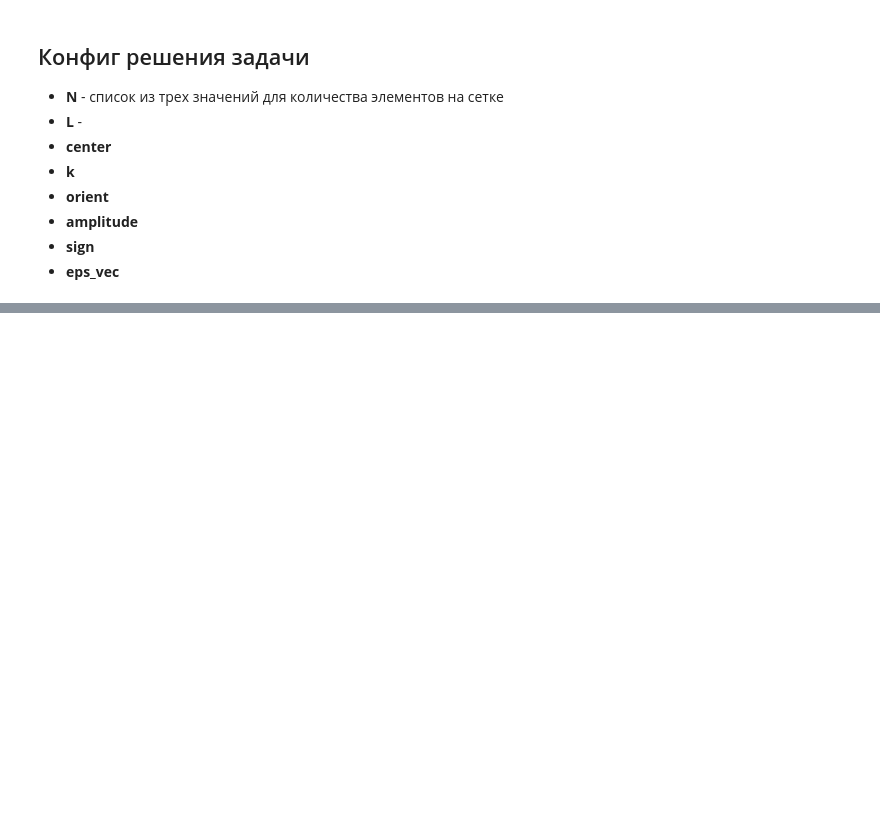
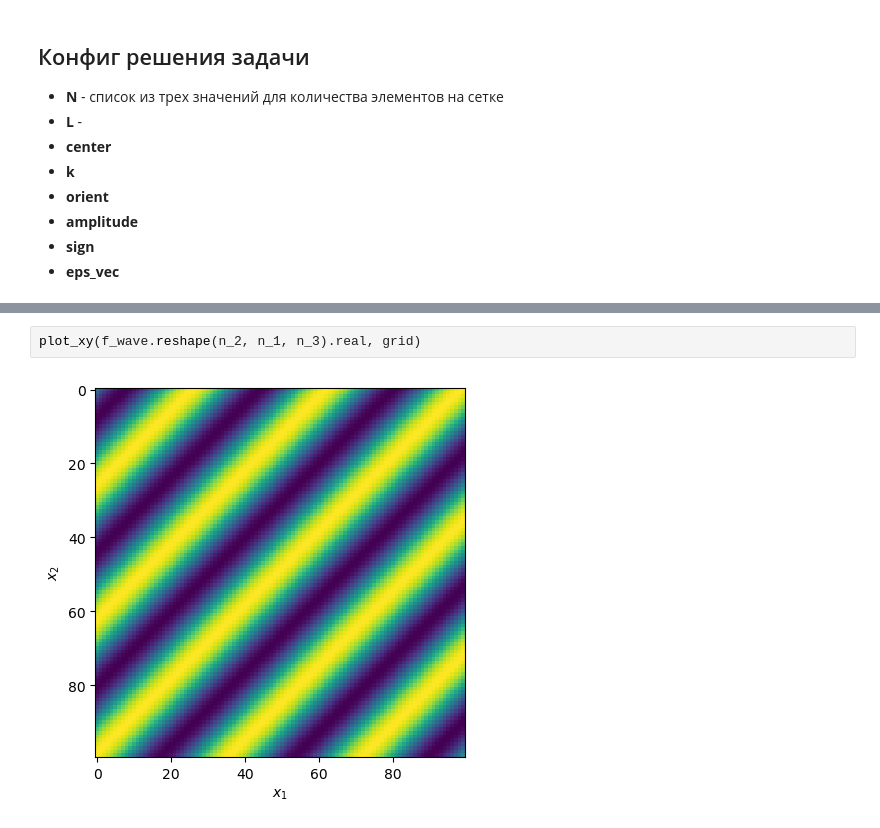
Before and after one commit to qwerty29544/acoustics, a Jupyter notebook: src/acoustics.ipynb, the cells around one changed output, grey strips where cells are left out. Cells and saved outputs as stored; diff of their text form; blank space fills up the shorter version.

```diff
--- a/src/acoustics.ipynb
+++ b/src/acoustics.ipynb
@@ -644 +645,5 @@ print("Мощность волны", power_f)
 Мощность волны 1.0
+# %%
+plot_xy(f_wave.reshape(n_2, n_1, n_3).real, grid)
+# %% [output]
+[figure, added]
```
Also changed, not shown: parts of 30 cells of this notebook, 1 other file.
